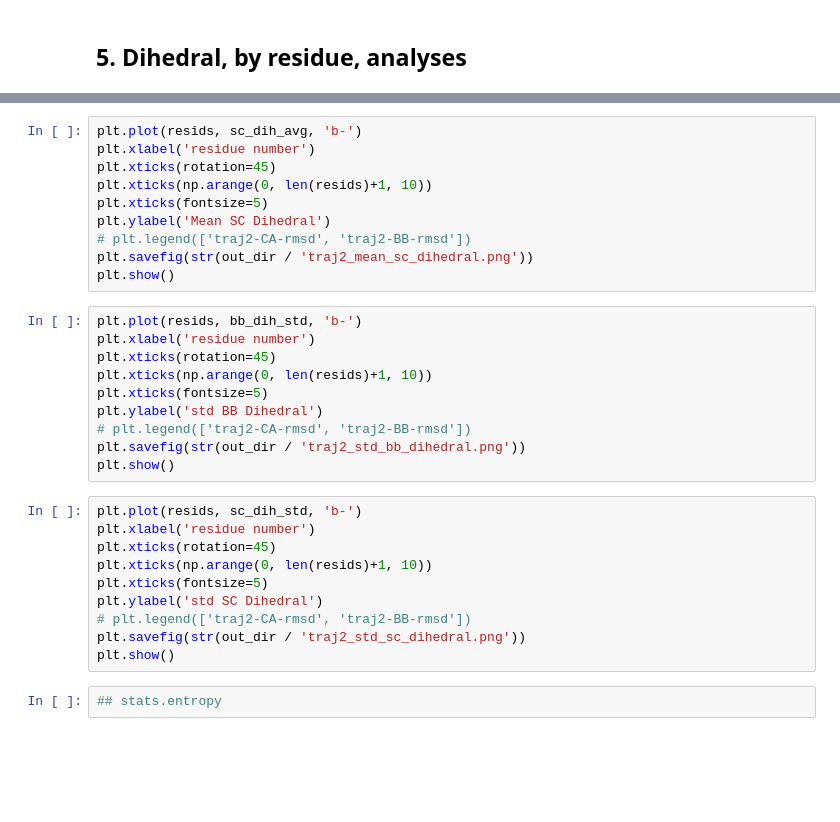
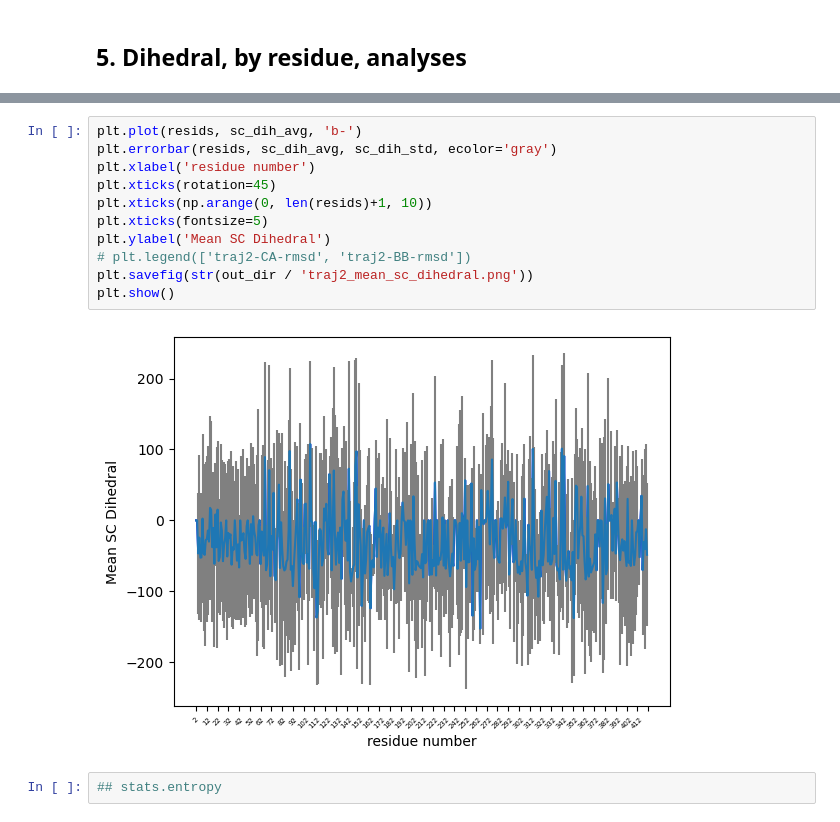
Before and after one commit to gosldorf/protein-simulation-analysis, a Jupyter notebook: 0_proteinanalysis.ipynb, the cells around one changed output, grey strips where cells are left out. Saved outputs shown, nothing was run; the diff lists cells and outputs as text; blank space fills up the shorter version.

```diff
--- a/0_proteinanalysis.ipynb
+++ b/0_proteinanalysis.ipynb
@@ -884,33 +969,16 @@ plt.show()
 # %%
 plt.plot(resids, sc_dih_avg, 'b-')
+plt.errorbar(resids, sc_dih_avg, sc_dih_std, ecolor='gray')
 plt.xlabel('residue number')
 plt.xticks(rotation=45)
 plt.xticks(np.arange(0, len(resids)+1, 10))
 plt.xticks(fontsize=5)
 plt.ylabel('Mean SC Dihedral')
 # plt.legend(['traj2-CA-rmsd', 'traj2-BB-rmsd'])
 plt.savefig(str(out_dir / 'traj2_mean_sc_dihedral.png'))
 plt.show()
+# %% [output]
+[figure, added]
-# %%
-plt.plot(resids, bb_dih_std, 'b-')
-plt.xlabel('residue number')
-plt.xticks(rotation=45)
-plt.xticks(np.arange(0, len(resids)+1, 10))
-plt.xticks(fontsize=5)
-plt.ylabel('std BB Dihedral')
-# plt.legend(['traj2-CA-rmsd', 'traj2-BB-rmsd'])
-plt.savefig(str(out_dir / 'traj2_std_bb_dihedral.png'))
-plt.show()
-# %%
-plt.plot(resids, sc_dih_std, 'b-')
-plt.xlabel('residue number')
-plt.xticks(rotation=45)
-plt.xticks(np.arange(0, len(resids)+1, 10))
-plt.xticks(fontsize=5)
-plt.ylabel('std SC Dihedral')
-# plt.legend(['traj2-CA-rmsd', 'traj2-BB-rmsd'])
-plt.savefig(str(out_dir / 'traj2_std_sc_dihedral.png'))
-plt.show()
 # %%
 ## stats.entropy
 # %% [markdown]
```
Also changed, not shown: parts of 21 cells of this notebook, 5 other files.
